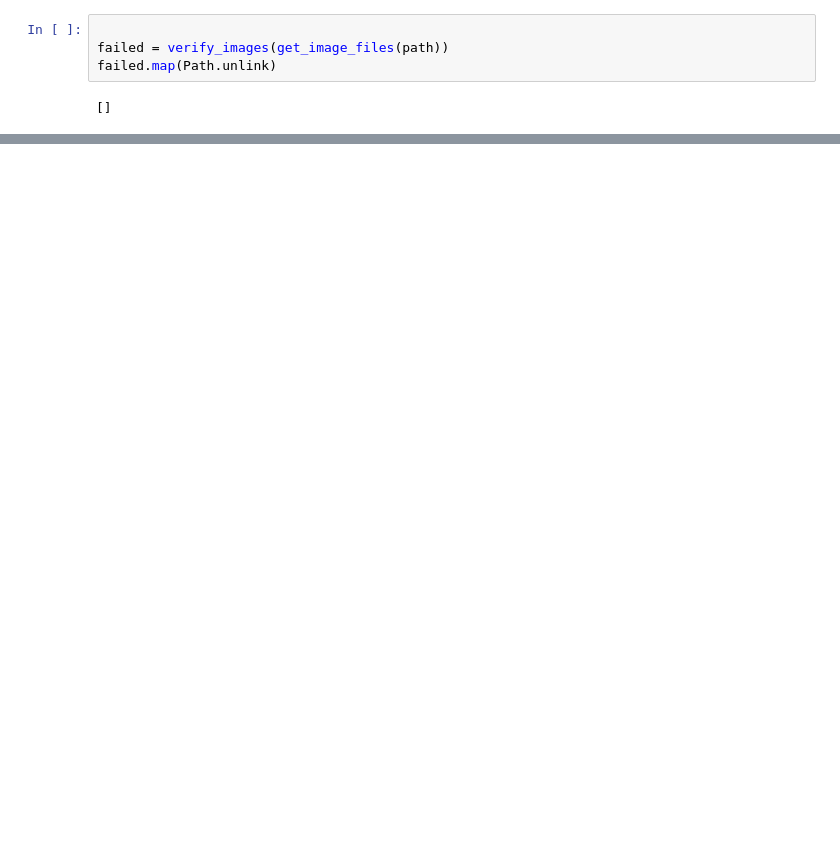
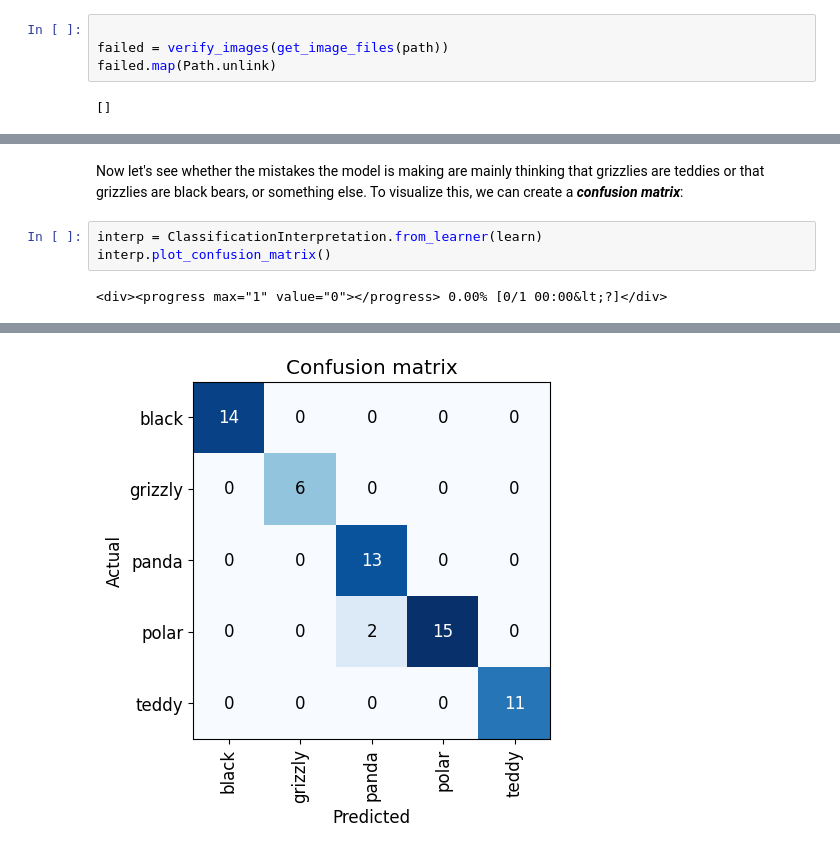
Before and after one commit to BKarmaVTH/Practical-Deep-Learning, a Jupyter notebook: Lesson2/Lesson2.ipynb, the cells around one changed output, grey strips where cells are left out. Drawn from its saved outputs; the diff is of its cells as text; blank space fills up the shorter version.

```diff
--- a/Lesson2/Lesson2.ipynb
+++ b/Lesson2/Lesson2.ipynb
@@ -59,0 +83,7 @@ learn.fine_tune(4)
+# %% [markdown]
+Now let's see whether the mistakes the model is making are mainly thinking that grizzlies are teddies or that grizzlies are black bears, or something else. To visualize this, we can create a ***confusion matrix***:
+# %%
+interp = ClassificationInterpretation.from_learner(learn)
+interp.plot_confusion_matrix()
+# %% [output]
+<div><progress max="1" value="0"></progress> 0.00% [0/1 00:00&lt;?]</div>
@@ -59,0 +91 @@ learn.fine_tune(4)
+[figure, added]
```
Also changed, not shown: parts of 27 cells of this notebook.
